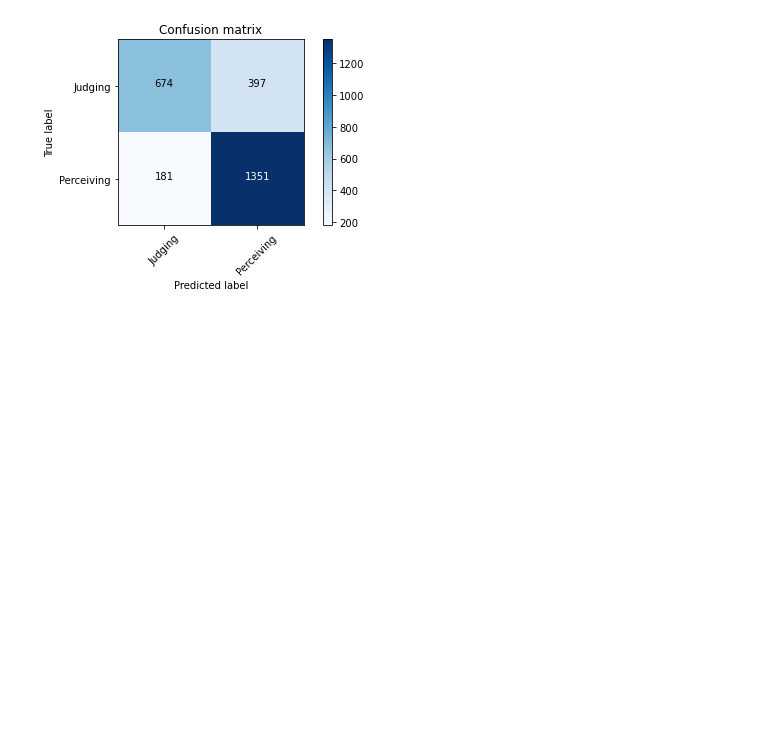
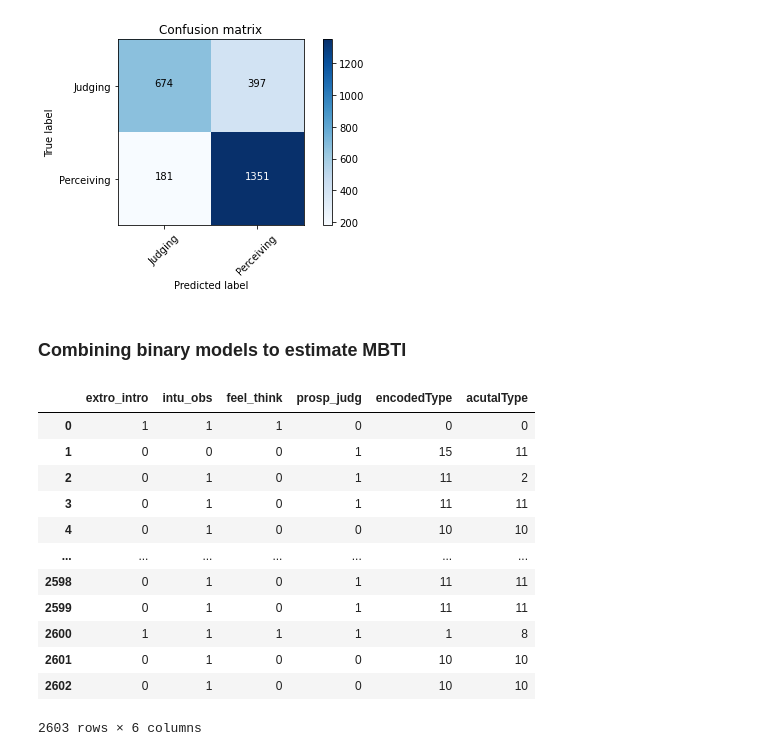
Before and after one commit to pgphi/Data_Mining_MBTI, a Jupyter notebook: Support_Vector_Classifier/Linear_Support_Vector_Classifier_Baseline.ipynb, the cells around one changed output. Cells and saved outputs as stored; diff of their text form; code cells hidden in the pictures; blank space fills up the shorter version.

Commit message:
SVM added binary and VocReduce version

```diff
--- a/Support_Vector_Classifier/Linear_Support_Vector_Classifier_Baseline.ipynb
+++ b/Support_Vector_Classifier/Linear_Support_Vector_Classifier_Baseline.ipynb
@@ -119,7 +124,7 @@ weighted avg       0.66      0.66      0.65      2603
 # Binary: Introverted-Extroverted
 Y_intro = df.iloc[:, 4].values
 
-train_predict_model(X, Y_intro, ['Introverted', 'Extroverted'], True)
+predicted_intro = train_predict_model(X, Y_intro, ['Introverted', 'Extroverted'], True)
 # %% [output]
 Classification Report:
               precision    recall  f1-score   support
@@ -185,3 +190,31 @@ Classification Report:
    macro avg       0.78      0.76      0.76      2603
 weighted avg       0.78      0.78      0.77      2603
 [figure]
+# %% [markdown]
+### Combining binary models to estimate MBTI
+# %%
+# Get actual types of test data
+X_train, X_test, Y_train, Y_test = train_test_split(X, Y_multi, test_size=0.3, random_state=42069)
+
+# Create dataframe
+df1 = df[['encodedType', 'extro_intro', 'intu_obs', 'feel_think', 'prosp_judg']].drop_duplicates().reset_index(drop=True)
+
+predict_df = pd.DataFrame(np.transpose([predicted_intro, predicted_sensi, predicted_think, predicted_judgi]),
+                         columns =['extro_intro', 'intu_obs', 'feel_think', 'prosp_judg'])
+predict_df = predict_df.merge(df1, how = 'left', on = predict_df.columns.tolist())
+predict_df['acutalType'] = Y_test
+display(predict_df)
+# %% [output]
+|  | extro_intro | intu_obs | feel_think | prosp_judg | encodedType | acutalType |
+| 0 | 1 | 1 | 1 | 0 | 0 | 0 |
+| 1 | 0 | 0 | 0 | 1 | 15 | 11 |
+| 2 | 0 | 1 | 0 | 1 | 11 | 2 |
+| 3 | 0 | 1 | 0 | 1 | 11 | 11 |
+| 4 | 0 | 1 | 0 | 0 | 10 | 10 |
+| ... | ... | ... | ... | ... | ... | ... |
+| 2598 | 0 | 1 | 0 | 1 | 11 | 11 |
+| 2599 | 0 | 1 | 0 | 1 | 11 | 11 |
+| 2600 | 1 | 1 | 1 | 1 | 1 | 8 |
+| 2601 | 0 | 1 | 0 | 0 | 10 | 10 |
+| 2602 | 0 | 1 | 0 | 0 | 10 | 10 |
+2603 rows × 6 columns
```
Also changed, not shown: parts of 8 cells of this notebook, 3 other files.
